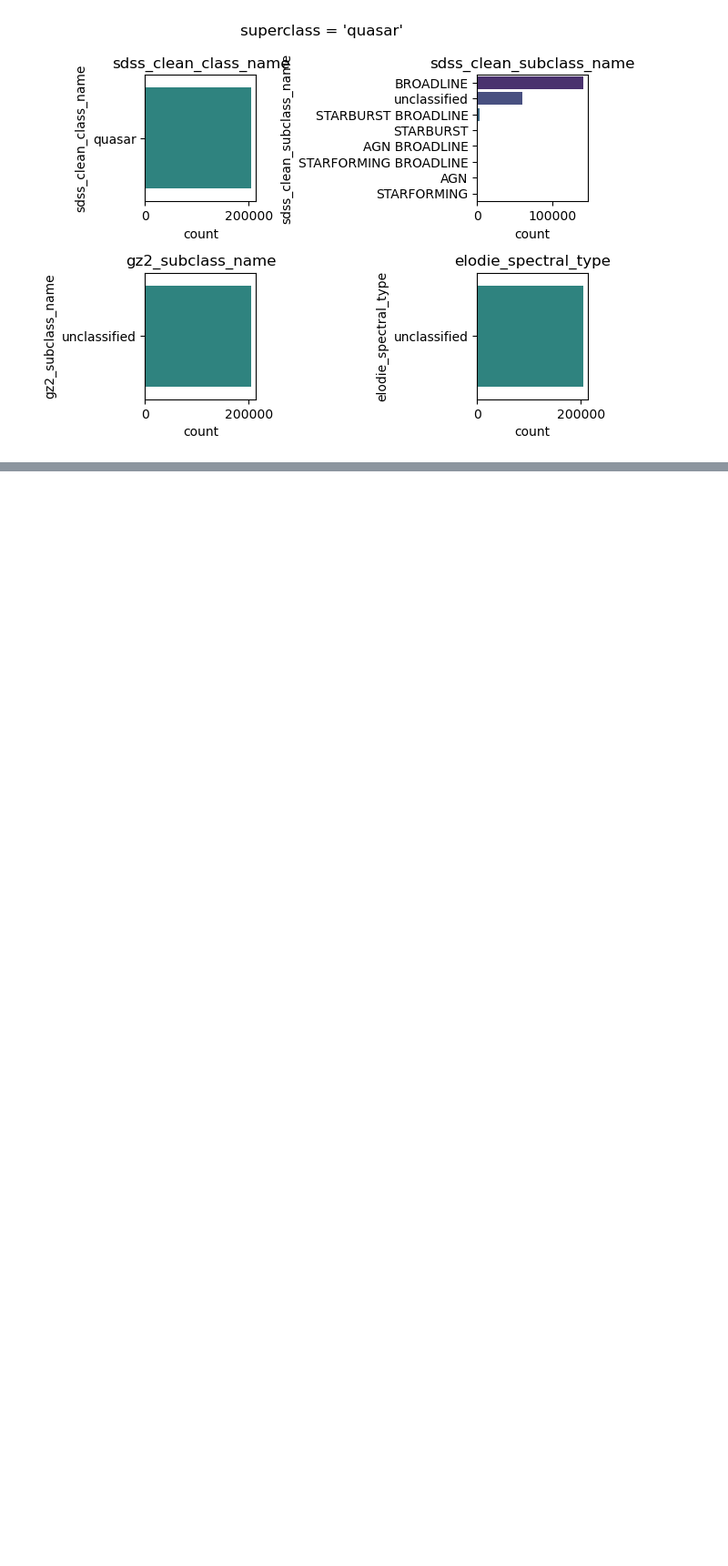
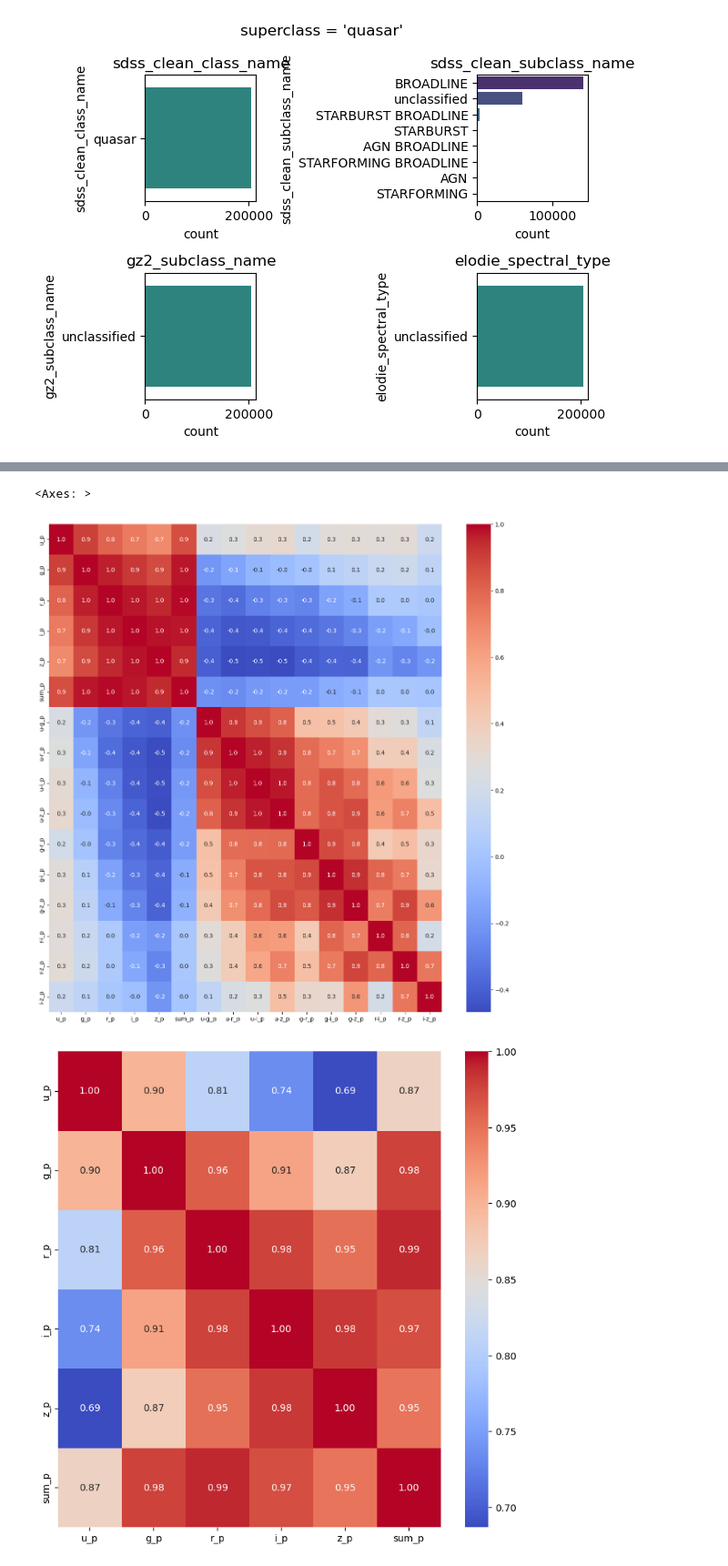
Before and after one commit to jspencermorris/galaxies_sdss, a Jupyter notebook: notebooks/jsm_eda_02.ipynb, the cells around one changed output, grey strips where cells are left out. Shown at 91% size. Cells and saved outputs as stored; diff of their text form; code cells hidden in the pictures; blank space fills up the shorter version.

```diff
--- a/notebooks/jsm_eda_02.ipynb
+++ b/notebooks/jsm_eda_02.ipynb
@@ -223,0 +459,31 @@ for col in l2 + l1:
+# %%
+# investigate correlations amongst photmetric filter model magnitudes
+
+# investigate all photometric features
+features = ['u_p','g_p','r_p','i_p','z_p','sum_p','u-g_p','u-r_p','u-i_p','u-z_p','g-r_p','g-i_p','g-z_p','r-i_p','r-z_p','i-z_p']
+p_correlations = sdss_primary[features].corr()
+plt.figure(figsize=(15, 15))
+sns.heatmap(p_correlations, annot=True, cmap='coolwarm', fmt='.1f')
+
+# investigate original and summ photmetric features
+features = ['u_p','g_p','r_p','i_p','z_p','sum_p']
+p_correlations = sdss_primary[features].corr()
+plt.figure(figsize=(9, 9))
+sns.heatmap(p_correlations, annot=True, cmap='coolwarm', fmt='.2f')
+
+# investigate difference photometric features
+features = ['u-g_p','u-r_p','u-i_p','u-z_p','g-r_p','g-i_p','g-z_p','r-i_p','r-z_p','i-z_p']
+p_correlations = sdss_primary[features].corr()
+plt.figure(figsize=(9, 9))
+sns.heatmap(p_correlations, annot=True, cmap='coolwarm', fmt='.2f')
+
+# investigate selected photometric features
+# NOTE: these are selected based on physical (common-sense) reasons and validated based on correlations
+features = ['sum_p', 'u-r_p', 'g-i_p', 'r-z_p']
+p_correlations = sdss_primary[features].corr()
+plt.figure(figsize=(9, 9))
+sns.heatmap(p_correlations, annot=True, cmap='coolwarm', fmt='.2f')
+# %% [output]
+<Axes: >
+[figure, added]
+[figure, added]
```
Also changed, not shown: parts of 22 cells of this notebook.
